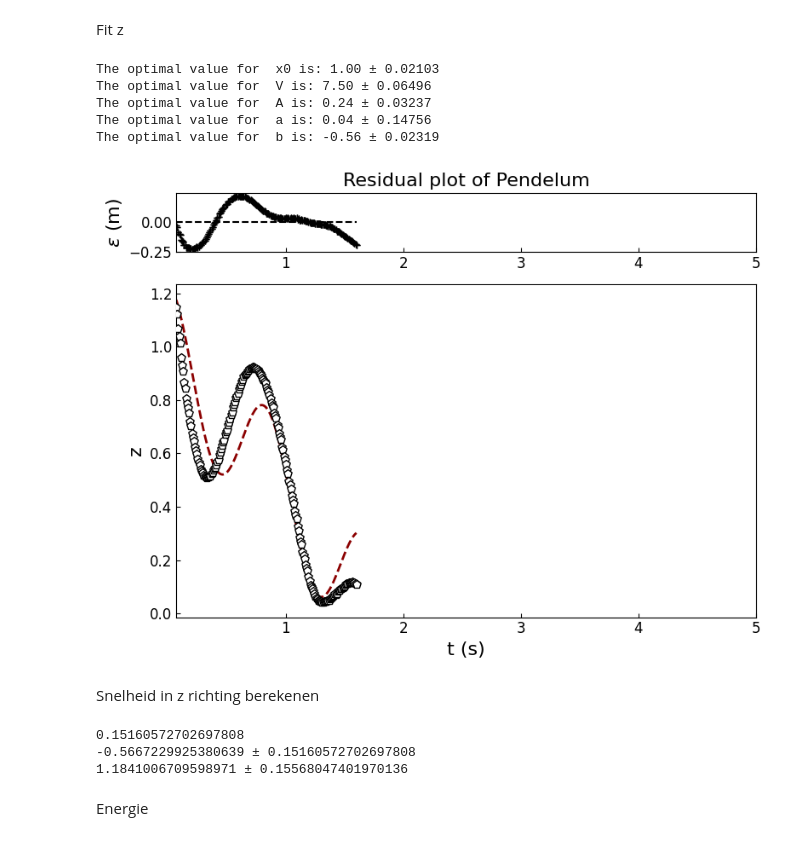
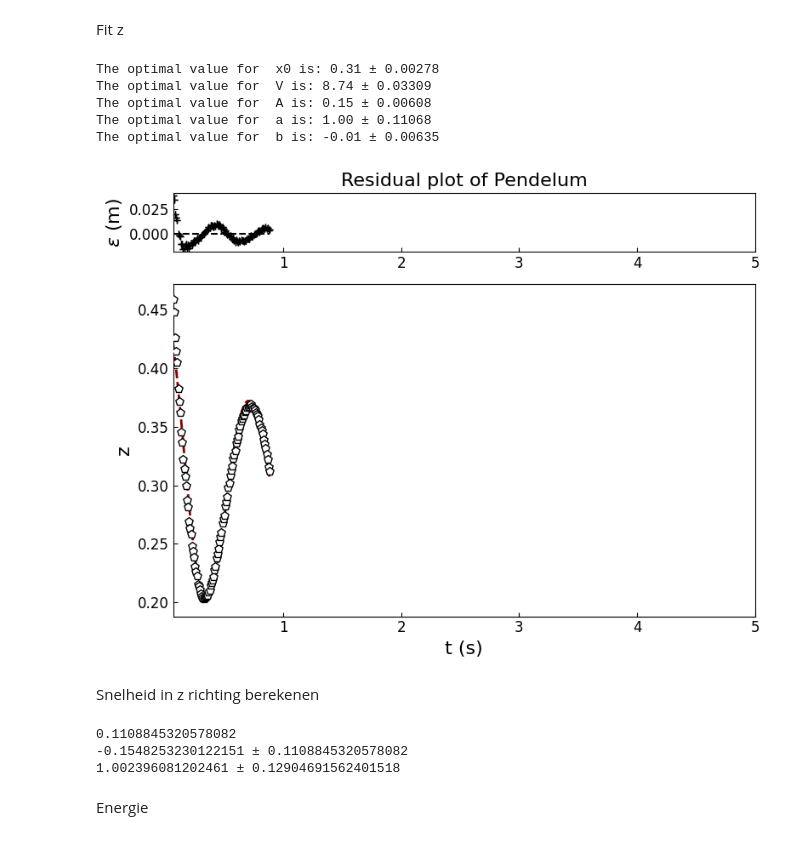
Before and after one commit to Oengaboenga/NSP-2-Jonathan-en-Bryan, a Jupyter notebook: Analyse_meting_8.ipynb, the cells around one changed output. Cells and saved outputs as stored; diff of their text form; code cells hidden in the pictures.

```diff
--- a/Analyse_meting_8.ipynb
+++ b/Analyse_meting_8.ipynb
@@ -26,9 +26,9 @@ Xpos = [x for x in Xpos if str(x) != 'nan']
 Ypos = [x for x in Ypos if str(x) != 'nan']
 
 # Er moet nog een juiste scaling factor komen voor de afstand per pixel
-t =np.asarray(t[1:15000])
-x = np.asarray(Xpos[1:15000])
-y = np.asarray(Ypos[1:15000])
+t =np.asarray(t[0:100])
+x = np.asarray(Xpos[0:100])
+y = np.asarray(Ypos[0:100])
 # %% [markdown]
 Test plot
 # %% [markdown]
@@ -202,42 +201,42 @@ xfit = np.linspace(0,max(t),1000) #create new data for fit.
 def z_model(t,x0,V,A,a,b):
     return A*np.exp(-a*t) * np.cos(V*t)+b*t+x0
 
-popt_z, pcov_z = curve_fit(z_model,t,y,p0=[1.00, 15,1,0.8 ,-0.56],bounds = ([0,0,0,0,-5],[40,200,100,1,0]))
+popt_z, pcov_z = curve_fit(z_model,t,y,p0=[0.94, 8,0.11,1 ,-0.56],bounds = ([0,0,0,0,-5],[40,200,100,1,0]))
 
 parameter=['x0','V', 'A','a','b']
 for i in range (5):
     print("The optimal value for ", parameter[i], 'is:', "{:.2f}".format(popt_z[i]), '\u00B1', "{:.5f}".format(np.sqrt(pcov_z[i,i])))
 
 fig = plt.figure(figsize=(8,6))
 gs = gridspec.GridSpec(5, 4) #Creates a grid of 6 rows and 4 columns.
 axes_main = plt.subplot(gs[1:5, :4]) #Main axis goes from row 1 to 6.
 axes_residuals = plt.subplot(gs[0, :4],sharex=axes_main) #Residual axis is row 0.
 
 axes_main.tick_params(axis='both',direction ='in',labelsize=12)
 axes_main.scatter(t[::1],y[::1],color='black', marker = 'p',ec='black',fc='white',s=50,zorder=3)
 axes_main.plot(t,z_model(t,*popt_z),color='darkred',ls='--', lw=2)
 axes_main.set_xlabel('t (s)',fontsize=16)
 axes_main.set_ylabel('z',fontsize=16)
 axes_main.set_xlim(np.min(t),5)
 
 axes_residuals.tick_params(axis='both',direction ='in',labelsize=12)
 axes_residuals.set_title('Residual plot of Pendelum',fontsize=16)
 axes_residuals.errorbar(t,y-z_model(t,*popt_z),xerr=0,yerr=0,fmt='none',
                         color='black',ecolor='black',capsize=3)
 axes_residuals.hlines(0,np.min(t),np.max(t),color='black',ls='--')
 axes_residuals.set_ylabel(r'$\epsilon$ (m)',fontsize=16)
 axes_residuals.set_xlim(np.min(t),5)
 
 plt.tight_layout()
 plt.show()
 plt.close()
 # %% [output]
-The optimal value for  x0 is: 1.00 ± 0.02103
-The optimal value for  V is: 7.50 ± 0.06496
-The optimal value for  A is: 0.24 ± 0.03237
-The optimal value for  a is: 0.04 ± 0.14756
-The optimal value for  b is: -0.56 ± 0.02319
+The optimal value for  x0 is: 0.31 ± 0.00278
+The optimal value for  V is: 8.74 ± 0.03309
+The optimal value for  A is: 0.15 ± 0.00608
+The optimal value for  a is: 1.00 ± 0.11068
+The optimal value for  b is: -0.01 ± 0.00635
-[figure, old version]
+[figure, new version]
 # %% [markdown]
 Snelheid in z richting berekenen
 # %%
@@ -252,10 +251,19 @@ print(speed_z, '\u00B1', fout_speed_z)
 v_0 = np.sqrt((speed_phi)**2 + (speed_z)**2)
 fout_v_0 = np.sqrt(fout_speed_phi**2 + fout_speed_z**2)
 print(v_0,'\u00B1', fout_v_0)
+
+x1= np.asarray(x[0:7])
+y1 = np.asarray(y[0:7])
+t1 = np.asarray(t[0:7])
+dx_dt = np.diff(x1)/np.diff(t1)
+dy_dt = np.diff(y1)/np.diff(t1)
+
+v = np.asarray(dx_dt)**2 + np.asarray(dy_dt)**2
+print(v)
 # %% [output]
-0.15160572702697808
--0.5667229925380639 ± 0.15160572702697808
-1.1841006709598971 ± 0.15568047401970136
+0.1108845320578082
+-0.1548253230122151 ± 0.1108845320578082
+1.002396081202461 ± 0.12904691562401518
 # %% [markdown]
 Energie
 # %%
```
Also changed, not shown: parts of 7 cells of this notebook, 12 other files.
